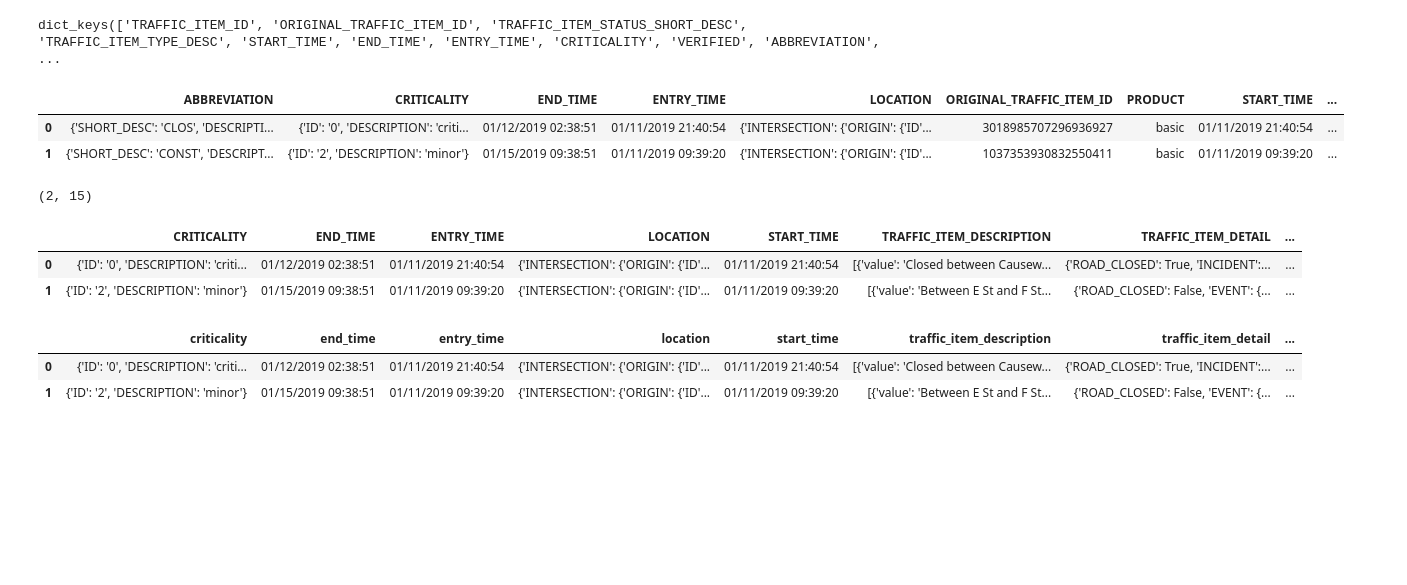
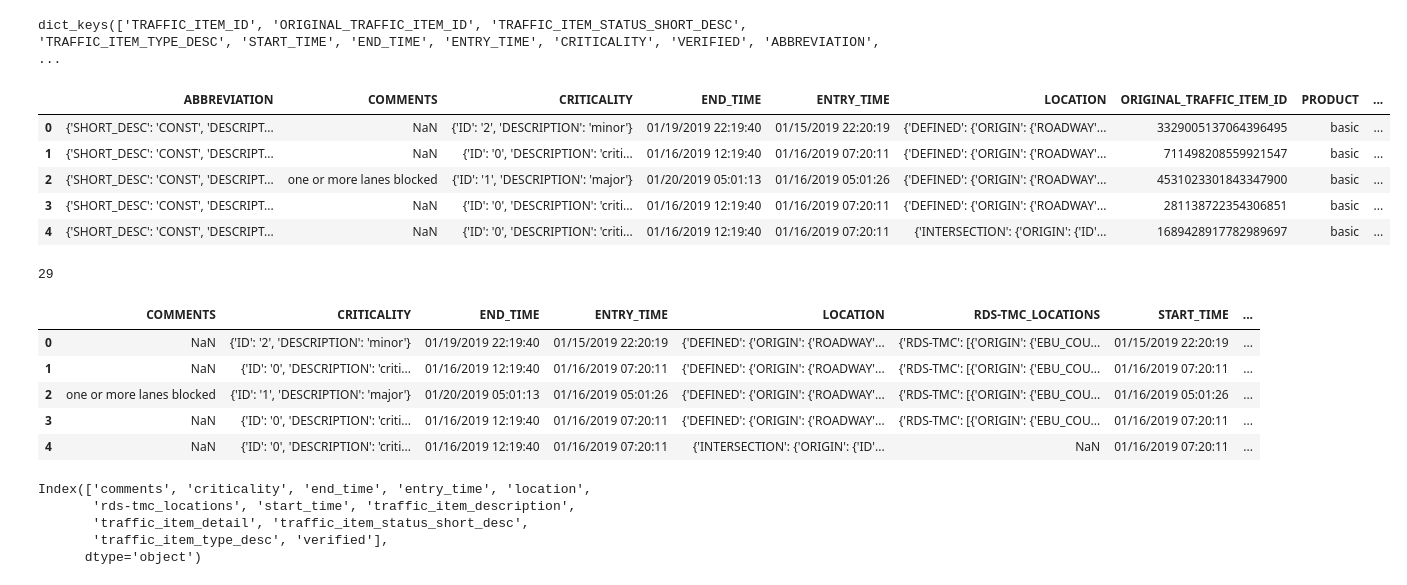
Before and after one commit to balak4/Optimizing-Evac-Routes, a Jupyter notebook: notebooks/1.0-bk-heremaps-data-extraction.ipynb, the cells around one changed output. Cells and saved outputs as stored; diff of their text form; code cells hidden in the pictures; blank space fills up the shorter version.

```diff
--- a/notebooks/1.0-bk-heremaps-data-extraction.ipynb
+++ b/notebooks/1.0-bk-heremaps-data-extraction.ipynb
@@ -61,28 +77,38 @@ dict_keys(['TRAFFIC_ITEM_ID', 'ORIGINAL_TRAFFIC_ITEM_ID', 'TRAFFIC_ITEM_STATUS_S
 # %%
 incident_df = pd.DataFrame(incident_dict)
 incident_df.head()
-incident_df.shape
 # %% [output]
-|  | ABBREVIATION | CRITICALITY | END_TIME | ENTRY_TIME | LOCATION | ORIGINAL_TRAFFIC_ITEM_ID | PRODUCT | START_TIME | ... |
-| 0 | {'SHORT_DESC': 'CLOS', 'DESCRIPTI... | {'ID': '0', 'DESCRIPTION': 'criti... | 01/12/2019 02:38:51 | 01/11/2019 21:40:54 | {'INTERSECTION': {'ORIGIN': {'ID'... | 3018985707296936927 | basic | 01/11/2019 21:40:54 | ... |
-| 1 | {'SHORT_DESC': 'CONST', 'DESCRIPT... | {'ID': '2', 'DESCRIPTION': 'minor'} | 01/15/2019 09:38:51 | 01/11/2019 09:39:20 | {'INTERSECTION': {'ORIGIN': {'ID'... | 1037353930832550411 | basic | 01/11/2019 09:39:20 | ... |
+|  | ABBREVIATION | COMMENTS | CRITICALITY | END_TIME | ENTRY_TIME | LOCATION | ORIGINAL_TRAFFIC_ITEM_ID | PRODUCT | ... |
+| 0 | {'SHORT_DESC': 'CONST', 'DESCRIPT... | NaN | {'ID': '2', 'DESCRIPTION': 'minor'} | 01/19/2019 22:19:40 | 01/15/2019 22:20:19 | {'DEFINED': {'ORIGIN': {'ROADWAY'... | 3329005137064396495 | basic | ... |
+| 1 | {'SHORT_DESC': 'CONST', 'DESCRIPT... | NaN | {'ID': '0', 'DESCRIPTION': 'criti... | 01/16/2019 12:19:40 | 01/16/2019 07:20:11 | {'DEFINED': {'ORIGIN': {'ROADWAY'... | 711498208559921547 | basic | ... |
+| 2 | {'SHORT_DESC': 'CONST', 'DESCRIPT... | one or more lanes blocked | {'ID': '1', 'DESCRIPTION': 'major'} | 01/20/2019 05:01:13 | 01/16/2019 05:01:26 | {'DEFINED': {'ORIGIN': {'ROADWAY'... | 4531023301843347900 | basic | ... |
+| 3 | {'SHORT_DESC': 'CONST', 'DESCRIPT... | NaN | {'ID': '0', 'DESCRIPTION': 'criti... | 01/16/2019 12:19:40 | 01/16/2019 07:20:11 | {'DEFINED': {'ORIGIN': {'ROADWAY'... | 281138722354306851 | basic | ... |
+| 4 | {'SHORT_DESC': 'CONST', 'DESCRIPT... | NaN | {'ID': '0', 'DESCRIPTION': 'criti... | 01/16/2019 12:19:40 | 01/16/2019 07:20:11 | {'INTERSECTION': {'ORIGIN': {'ID'... | 1689428917782989697 | basic | ... |
-(2, 15)
 # %%
-# Only two entries in specified bounding box
+# Number of entries in specified bounding box
+num_incidents = incident_df.shape[0]
+num_incidents
+# %% [output]
+29
 # %%
 incident_df_2 = incident_df.drop(axis=1, columns=['ABBREVIATION', 'ORIGINAL_TRAFFIC_ITEM_ID', 'PRODUCT',
                                   'TRAFFIC_ITEM_ID', 'mid'])
-incident_df_2
+incident_df_2.head()
 # %% [output]
-|  | CRITICALITY | END_TIME | ENTRY_TIME | LOCATION | START_TIME | TRAFFIC_ITEM_DESCRIPTION | TRAFFIC_ITEM_DETAIL | ... |
-| 0 | {'ID': '0', 'DESCRIPTION': 'criti... | 01/12/2019 02:38:51 | 01/11/2019 21:40:54 | {'INTERSECTION': {'ORIGIN': {'ID'... | 01/11/2019 21:40:54 | [{'value': 'Closed between Causew... | {'ROAD_CLOSED': True, 'INCIDENT':... | ... |
-| 1 | {'ID': '2', 'DESCRIPTION': 'minor'} | 01/15/2019 09:38:51 | 01/11/2019 09:39:20 | {'INTERSECTION': {'ORIGIN': {'ID'... | 01/11/2019 09:39:20 | [{'value': 'Between E St and F St... | {'ROAD_CLOSED': False, 'EVENT': {... | ... |
+|  | COMMENTS | CRITICALITY | END_TIME | ENTRY_TIME | LOCATION | RDS-TMC_LOCATIONS | START_TIME | ... |
+| 0 | NaN | {'ID': '2', 'DESCRIPTION': 'minor'} | 01/19/2019 22:19:40 | 01/15/2019 22:20:19 | {'DEFINED': {'ORIGIN': {'ROADWAY'... | {'RDS-TMC': [{'ORIGIN': {'EBU_COU... | 01/15/2019 22:20:19 | ... |
+| 1 | NaN | {'ID': '0', 'DESCRIPTION': 'criti... | 01/16/2019 12:19:40 | 01/16/2019 07:20:11 | {'DEFINED': {'ORIGIN': {'ROADWAY'... | {'RDS-TMC': [{'ORIGIN': {'EBU_COU... | 01/16/2019 07:20:11 | ... |
+| 2 | one or more lanes blocked | {'ID': '1', 'DESCRIPTION': 'major'} | 01/20/2019 05:01:13 | 01/16/2019 05:01:26 | {'DEFINED': {'ORIGIN': {'ROADWAY'... | {'RDS-TMC': [{'ORIGIN': {'EBU_COU... | 01/16/2019 05:01:26 | ... |
+| 3 | NaN | {'ID': '0', 'DESCRIPTION': 'criti... | 01/16/2019 12:19:40 | 01/16/2019 07:20:11 | {'DEFINED': {'ORIGIN': {'ROADWAY'... | {'RDS-TMC': [{'ORIGIN': {'EBU_COU... | 01/16/2019 07:20:11 | ... |
+| 4 | NaN | {'ID': '0', 'DESCRIPTION': 'criti... | 01/16/2019 12:19:40 | 01/16/2019 07:20:11 | {'INTERSECTION': {'ORIGIN': {'ID'... | NaN | 01/16/2019 07:20:11 | ... |
 # %%
 incident_df_2.rename(str.lower, axis=1, inplace=True)
-incident_df_2
+incident_df_2.columns
 # %% [output]
-|  | criticality | end_time | entry_time | location | start_time | traffic_item_description | traffic_item_detail | ... |
-| 0 | {'ID': '0', 'DESCRIPTION': 'criti... | 01/12/2019 02:38:51 | 01/11/2019 21:40:54 | {'INTERSECTION': {'ORIGIN': {'ID'... | 01/11/2019 21:40:54 | [{'value': 'Closed between Causew... | {'ROAD_CLOSED': True, 'INCIDENT':... | ... |
-| 1 | {'ID': '2', 'DESCRIPTION': 'minor'} | 01/15/2019 09:38:51 | 01/11/2019 09:39:20 | {'INTERSECTION': {'ORIGIN': {'ID'... | 01/11/2019 09:39:20 | [{'value': 'Between E St and F St... | {'ROAD_CLOSED': False, 'EVENT': {... | ... |
+Index(['comments', 'criticality', 'end_time', 'entry_time', 'location',
+       'rds-tmc_locations', 'start_time', 'traffic_item_description',
+       'traffic_item_detail', 'traffic_item_status_short_desc',
+       'traffic_item_type_desc', 'verified'],
+      dtype='object')
 # %%
 loc_all = pd.DataFrame(list(incident_df_2['location']))
```
Also changed, not shown: parts of 24 cells of this notebook.
